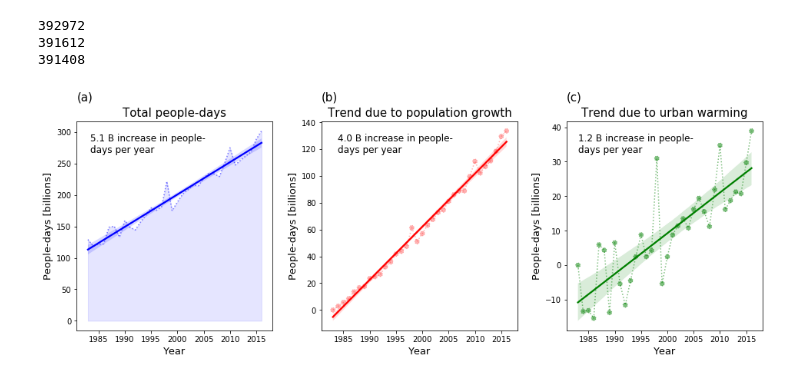
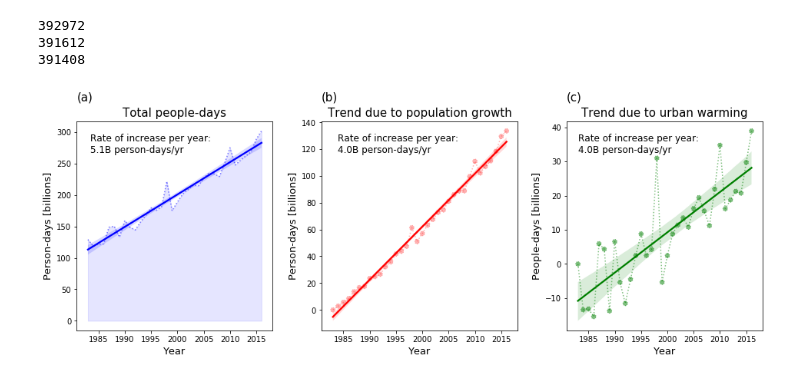
Before and after one commit to ecohydro/GlobalUrbanHeat, a Jupyter notebook: Notebooks/cpt_Fig1_Final.ipynb, the cells around one changed output. Cells and saved outputs as stored; diff of their text form; code cells hidden in the pictures.

```diff
--- a/Notebooks/cpt_Fig1_Final.ipynb
+++ b/Notebooks/cpt_Fig1_Final.ipynb
@@ -76,6 +78,9 @@ def lm_func(df, col, scale):
 fig, axs = plt.subplots(1, 3, figsize = (16, 5), sharex=True)
 ws = 0.25
 fig.subplots_adjust(wspace=ws)
+
+## Years to calc increase in pdays / yr
+yr_range = max(HI_STATS['year']) - min(HI_STATS['year']) + 1
 
 ## PLOT 1 - People Days
 color = 'blue'
@@ -85,12 +90,13 @@ axs[0].plot(data, color = color, linestyle = ':', alpha = 0.5)
 axs[0].fill_between(years, data, color = color, alpha = 0.1, label='_nolegend_')
 sns.regplot(years, data, color = color, ax = axs[0], scatter = False, truncate = True)
 axs[0].set_title('Total people-days', size = 15 )
-axs[0].set_ylabel('People-days [billions]', fontsize = 13)
+axs[0].set_ylabel('Person-days [billions]', fontsize = 13)
 axs[0].set_xlabel('Year', fontsize = 13)
 
 # Add text
 coef, r2, p = lm_func(HI_STATS, 'people_days', 10**3)
-text = str(round(coef/1000, 1))+' B increase in people-\ndays per year'# ($R^2$=' + str(r2) + ')*'
+#text = str(round(coef/1000*yr_range, 1))+' B increase in\nperson-days'# ($R^2$=' + str(r2) + ')*'
+text = 'Rate of increase per year:\n'+str(round(coef/1000, 1))+'B person-days/yr'
 axs[0].text(0.07, .85, text, transform=axs[0].transAxes, size=12)
 axs[0].text(0.00, 1.1, '(a)', transform=axs[0].transAxes, size=15 )
 
@@ -102,38 +108,39 @@ axs[1].scatter(years, data, color = color, linestyle = ':', alpha = 0.3)
 axs[1].plot(data, color = color, linestyle = ':', alpha = 0.3)
 sns.regplot(years, data, color = color, ax = axs[1], scatter = False, truncate = True)
 axs[1].set_title('Trend due to population growth', size = 15)
-axs[1].set_ylabel('People-days [billions]', fontsize = 13)
+axs[1].set_ylabel('Person-days [billions]', fontsize = 13)
 axs[1].set_xlabel('Year', fontsize = 13)
 
 # Add text
 coef, r2, p = lm_func(HI_STATS, 'people_days_pop', 10**3)
-text = str(round(coef/1000, 1))+' B increase in people-\ndays per year'# ($R^2$=' + str(r2) + ')*'
+#text = str(round(coef/1000*yr_range, 1))+' B increase in\nperson-days'# ($R^2$=' + str(r2) + ')*'
+text = 'Rate of increase per year:\n'+str(round(coef/1000, 1))+'B person-days/yr'
 axs[1].text(1.25+.08, .85, text, transform=axs[0].transAxes, size=12)
 axs[1].text(1.25, 1.1, '(b)', transform=axs[0].transAxes, size=15 )
 
 ## PLOT 3 - People Days due to heat
 color = 'green'
 data = HI_STATS.groupby('year')['people_days_heat'].sum()
 pdays83 = data.get(data.index[0])
 data = data - pdays83
 years = list(data.index)
 axs[2].scatter(years, data, color = color, linestyle = ':', alpha = 0.5)
 axs[2].plot(data, color = color, linestyle = ':', alpha = 0.5)
 sns.regplot(years, data, color = color, ax = axs[2], scatter = False, truncate = True)
 axs[2].set_title('Trend due to urban warming', size = 15)
 axs[2].set_xlabel('Year', fontsize = 13)
 axs[2].set_ylabel('People-days [billions]', fontsize = 13)
 
 # Add text
 coef, r2, p = lm_func(HI_STATS, 'people_days_heat', 10**3)
-text = str(round(coef/1000, 1))+' B increase in people-\ndays per year' # ($R^2$=' + str(r2) + ')*'
+
 axs[2].text(1.25*2-0.04+.1, .85, text, transform=axs[0].transAxes, size=12,);
 axs[1].text(1.25*2, 1.1, '(c)', transform=axs[0].transAxes, size=15 )
 
 # Set y-axis
 # for ax in fig.get_axes():
 #     ax.label_outer()
 
 plt.savefig(FIG_OUT+'FIG1.png', dpi = 300, bbox_inches='tight')
 # %% [output]
-[figure, old version]
+[figure, new version]
```
Also changed, not shown: parts of 1 cell of this notebook, 15 other files.
